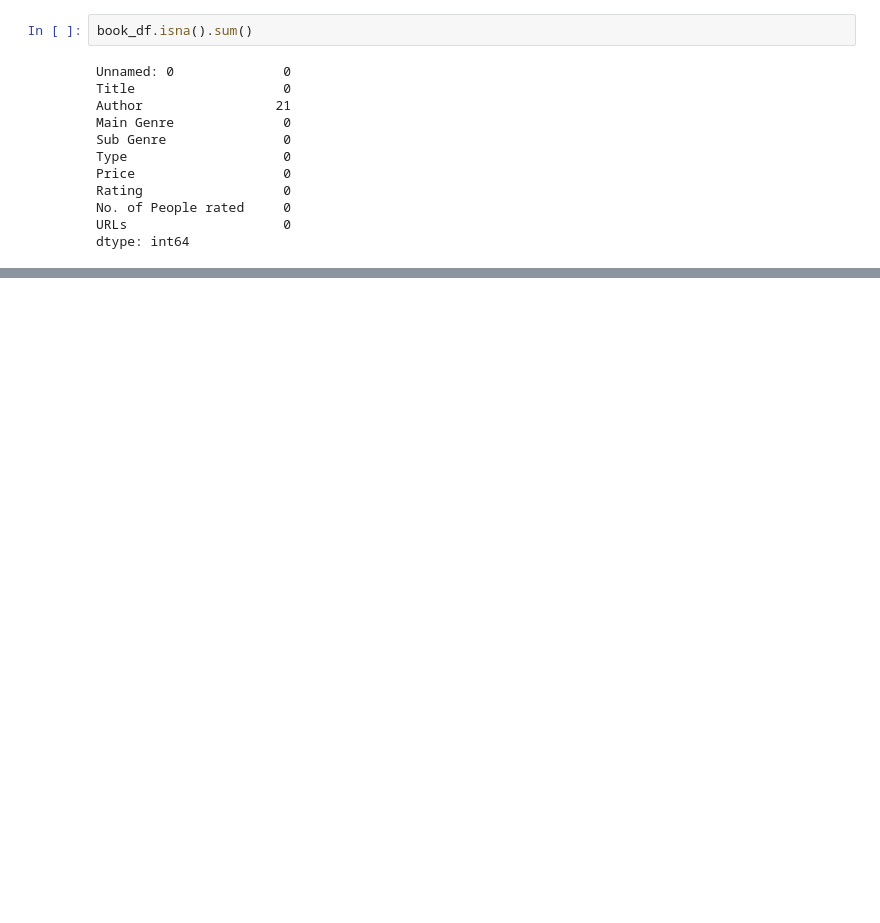
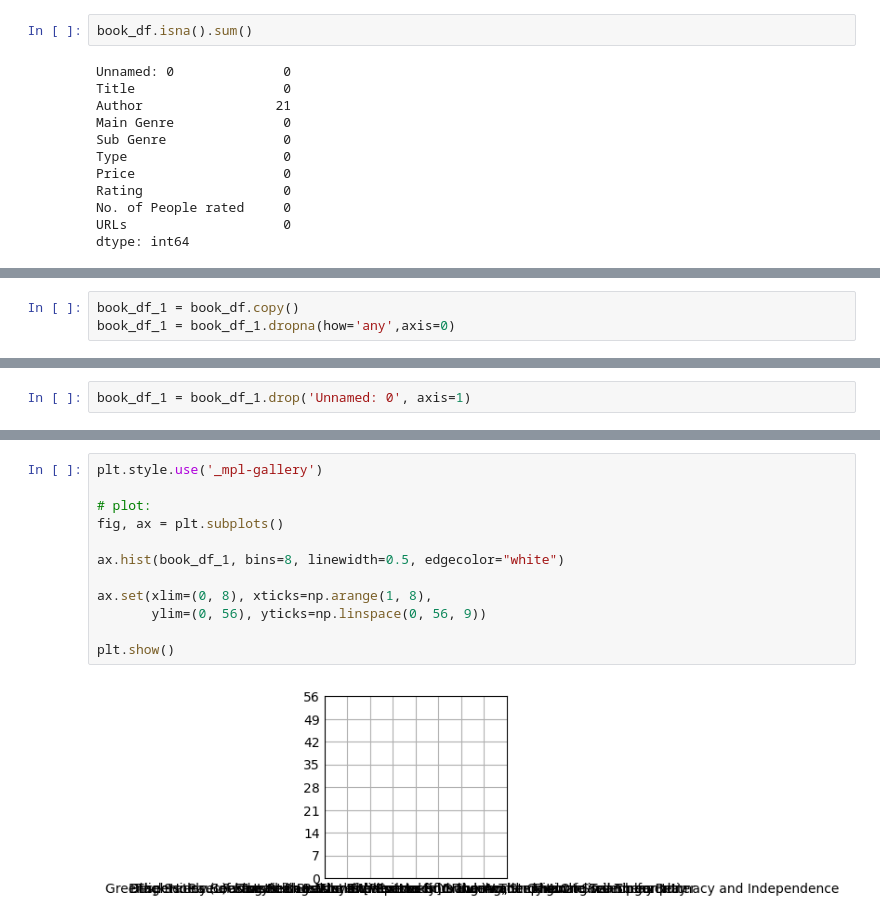
Before and after one commit to wissamttajjar/online-ai-training, a Jupyter notebook: notebooks/task 2.ipynb, the cells around one changed output, grey strips where cells are left out. Cells and saved outputs as stored; diff of their text form; blank space fills up the shorter version.

Commit message:
deleted rows with null values, next is visualising data for better understanding

```diff
--- a/notebooks/task 2.ipynb
+++ b/notebooks/task 2.ipynb
@@ -81,2 +87,5 @@ print(null_data.shape)
 # %% [output]
 (21, 10)
+# %%
+book_df_1 = book_df.copy()
+book_df_1 = book_df_1.dropna(how='any',axis=0)
@@ -82,0 +120,2 @@ print(null_data.shape)
+# %%
+book_df_1 = book_df_1.drop('Unnamed: 0', axis=1)
@@ -82,0 +165,14 @@ print(null_data.shape)
+# %%
+plt.style.use('_mpl-gallery')
+
+# plot:
+fig, ax = plt.subplots()
+
+ax.hist(book_df_1, bins=8, linewidth=0.5, edgecolor="white")
+
+ax.set(xlim=(0, 8), xticks=np.arange(1, 8),
+       ylim=(0, 56), yticks=np.linspace(0, 56, 9))
+
+plt.show()
+# %% [output]
+[figure, added]
```
Also changed, not shown: parts of 8 cells of this notebook.
